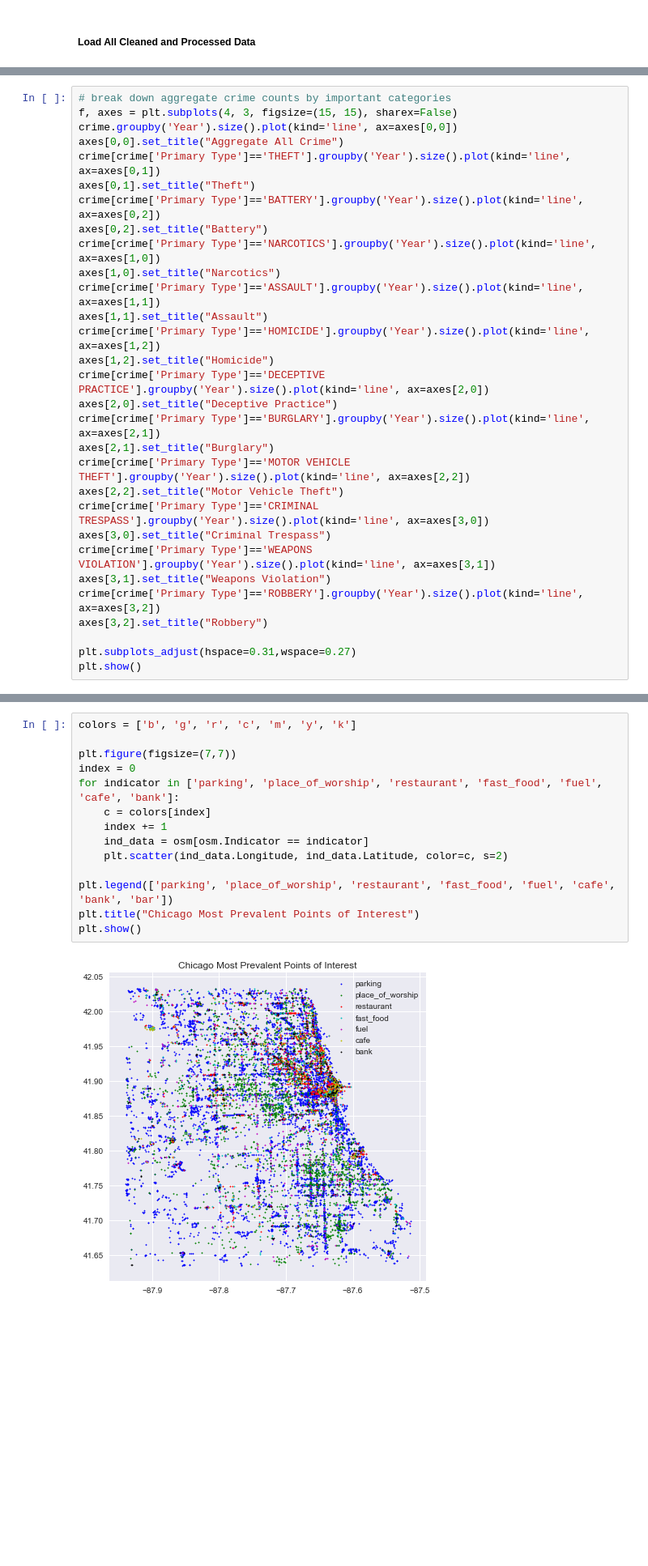
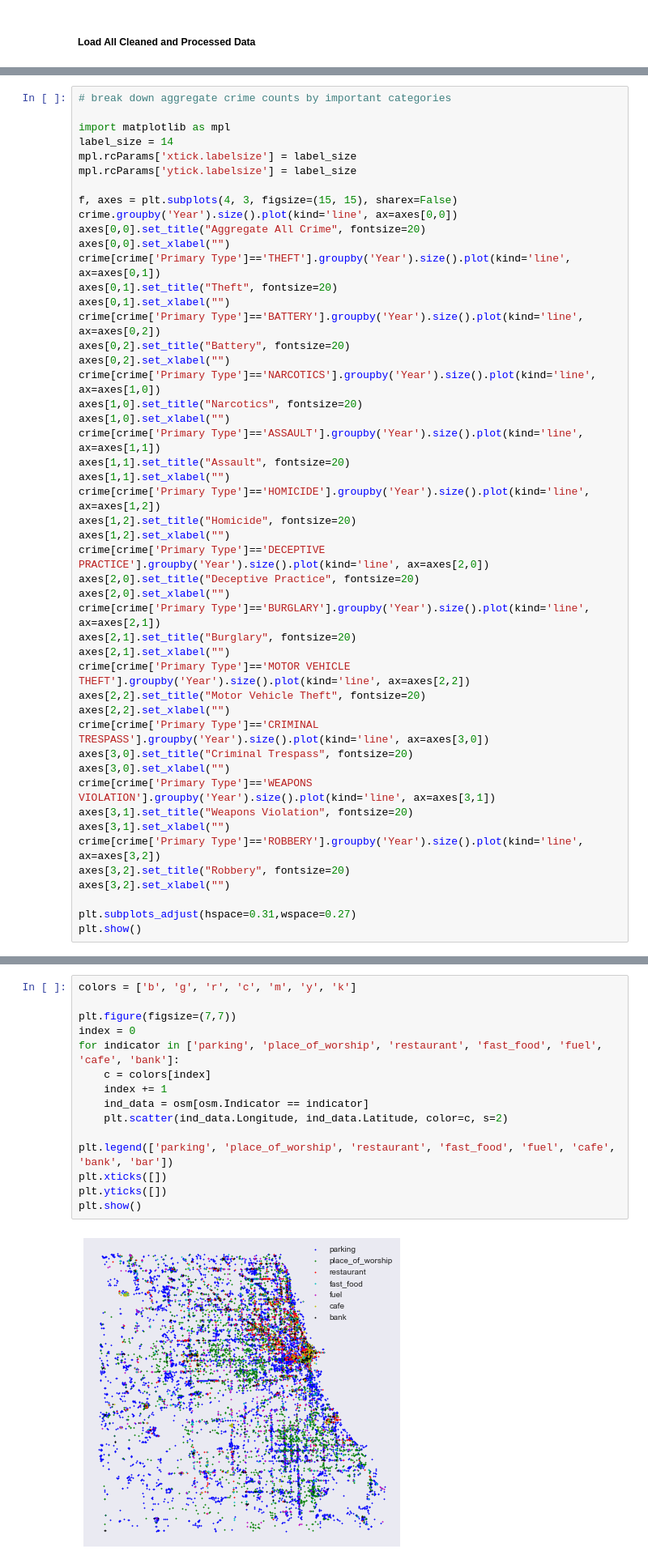
Before and after one commit to jkup11/Geographic-Neighborhood-Clustering, a Jupyter notebook: EDA.ipynb, the cells around one changed output, grey strips where cells are left out. Shown at 81% size. Drawn from its saved outputs; the diff is of its cells as text; blank space fills up the shorter version.

```diff
--- a/EDA.ipynb
+++ b/EDA.ipynb
@@ -108,31 +113,49 @@ plt.show()
 [figure]
 # %%
 # break down aggregate crime counts by important categories
+
+import matplotlib as mpl
+label_size = 14
+mpl.rcParams['xtick.labelsize'] = label_size
+mpl.rcParams['ytick.labelsize'] = label_size
+
 f, axes = plt.subplots(4, 3, figsize=(15, 15), sharex=False)
 crime.groupby('Year').size().plot(kind='line', ax=axes[0,0])
-axes[0,0].set_title("Aggregate All Crime")
+axes[0,0].set_title("Aggregate All Crime", fontsize=20)
+axes[0,0].set_xlabel("")
 crime[crime['Primary Type']=='THEFT'].groupby('Year').size().plot(kind='line', ax=axes[0,1])
-axes[0,1].set_title("Theft")
+axes[0,1].set_title("Theft", fontsize=20)
+axes[0,1].set_xlabel("")
 crime[crime['Primary Type']=='BATTERY'].groupby('Year').size().plot(kind='line', ax=axes[0,2])
-axes[0,2].set_title("Battery")
+axes[0,2].set_title("Battery", fontsize=20)
+axes[0,2].set_xlabel("")
 crime[crime['Primary Type']=='NARCOTICS'].groupby('Year').size().plot(kind='line', ax=axes[1,0])
-axes[1,0].set_title("Narcotics")
+axes[1,0].set_title("Narcotics", fontsize=20)
+axes[1,0].set_xlabel("")
 crime[crime['Primary Type']=='ASSAULT'].groupby('Year').size().plot(kind='line', ax=axes[1,1])
-axes[1,1].set_title("Assault")
+axes[1,1].set_title("Assault", fontsize=20)
+axes[1,1].set_xlabel("")
 crime[crime['Primary Type']=='HOMICIDE'].groupby('Year').size().plot(kind='line', ax=axes[1,2])
-axes[1,2].set_title("Homicide")
+axes[1,2].set_title("Homicide", fontsize=20)
+axes[1,2].set_xlabel("")
 crime[crime['Primary Type']=='DECEPTIVE PRACTICE'].groupby('Year').size().plot(kind='line', ax=axes[2,0])
-axes[2,0].set_title("Deceptive Practice")
+axes[2,0].set_title("Deceptive Practice", fontsize=20)
+axes[2,0].set_xlabel("")
 crime[crime['Primary Type']=='BURGLARY'].groupby('Year').size().plot(kind='line', ax=axes[2,1])
-axes[2,1].set_title("Burglary")
+axes[2,1].set_title("Burglary", fontsize=20)
+axes[2,1].set_xlabel("")
 crime[crime['Primary Type']=='MOTOR VEHICLE THEFT'].groupby('Year').size().plot(kind='line', ax=axes[2,2])
-axes[2,2].set_title("Motor Vehicle Theft")
+axes[2,2].set_title("Motor Vehicle Theft", fontsize=20)
+axes[2,2].set_xlabel("")
 crime[crime['Primary Type']=='CRIMINAL TRESPASS'].groupby('Year').size().plot(kind='line', ax=axes[3,0])
-axes[3,0].set_title("Criminal Trespass")
+axes[3,0].set_title("Criminal Trespass", fontsize=20)
+axes[3,0].set_xlabel("")
 crime[crime['Primary Type']=='WEAPONS VIOLATION'].groupby('Year').size().plot(kind='line', ax=axes[3,1])
-axes[3,1].set_title("Weapons Violation")
+axes[3,1].set_title("Weapons Violation", fontsize=20)
+axes[3,1].set_xlabel("")
 crime[crime['Primary Type']=='ROBBERY'].groupby('Year').size().plot(kind='line', ax=axes[3,2])
-axes[3,2].set_title("Robbery")
+axes[3,2].set_title("Robbery", fontsize=20)
+axes[3,2].set_xlabel("")
 
 plt.subplots_adjust(hspace=0.31,wspace=0.27)
 plt.show()
@@ -251,19 +277,20 @@ plt.show()
 # %%
 colors = ['b', 'g', 'r', 'c', 'm', 'y', 'k']
 
 plt.figure(figsize=(7,7))
 index = 0
 for indicator in ['parking', 'place_of_worship', 'restaurant', 'fast_food', 'fuel', 'cafe', 'bank']:
     c = colors[index]
     index += 1
     ind_data = osm[osm.Indicator == indicator]
     plt.scatter(ind_data.Longitude, ind_data.Latitude, color=c, s=2)
 
 plt.legend(['parking', 'place_of_worship', 'restaurant', 'fast_food', 'fuel', 'cafe', 'bank', 'bar'])
-plt.title("Chicago Most Prevalent Points of Interest")
+plt.xticks([])
+plt.yticks([])
 plt.show()
 # %% [output]
-[figure, old version]
+[figure, new version]
 # %%
 # zoom in to get a better view
 plt.figure(figsize=(7,7))
```
Also changed, not shown: parts of 33 cells of this notebook, 1 other file.
